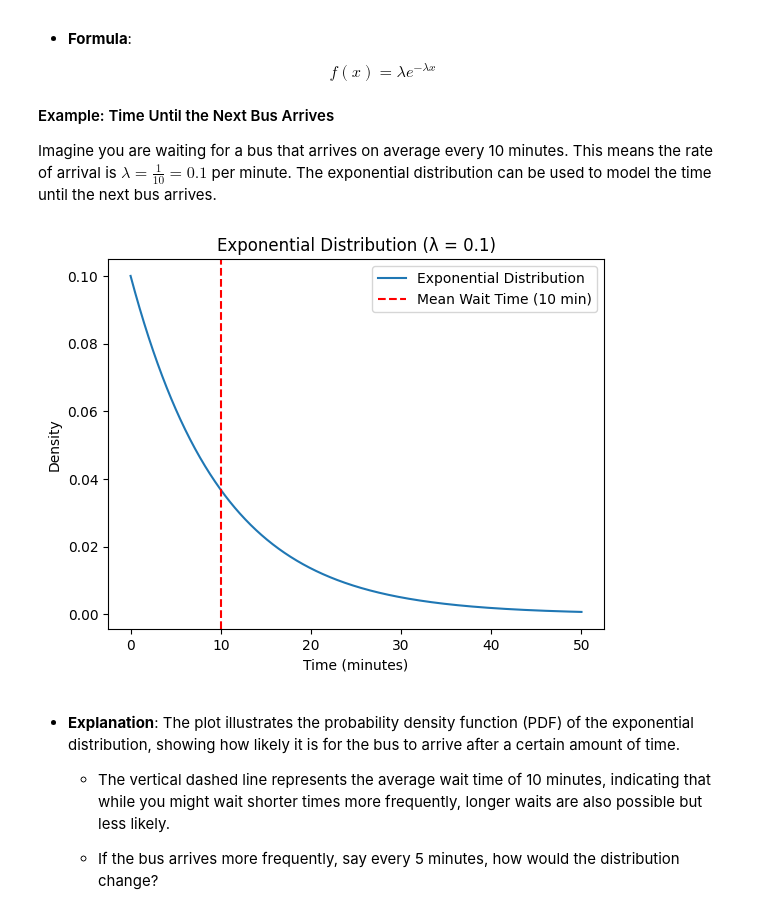
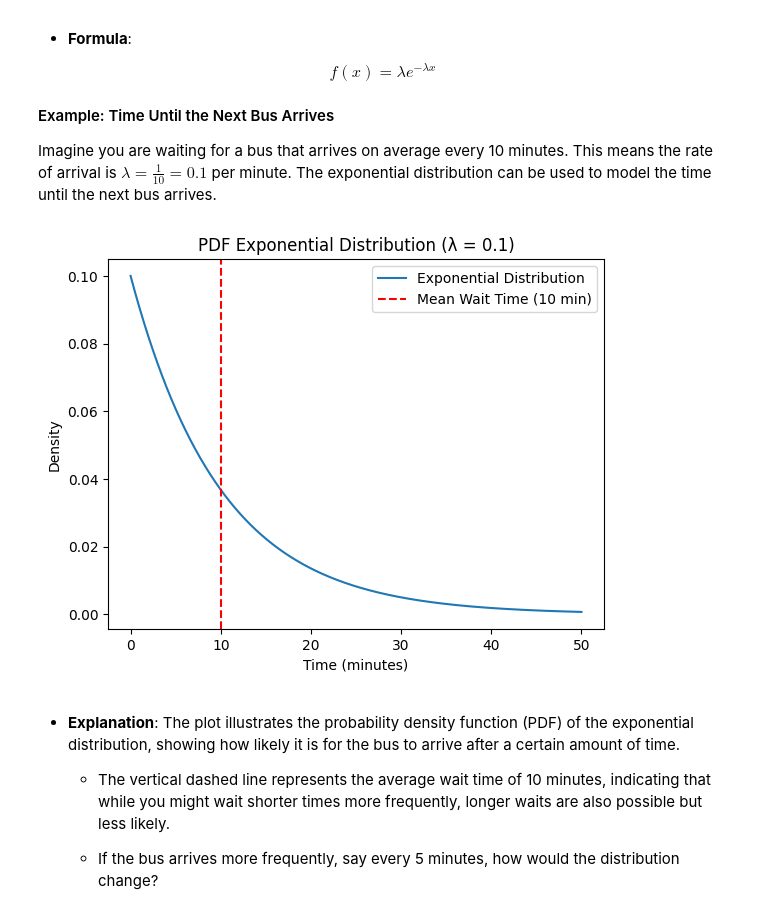
Before and after one commit to themarisolhernandez/ds-review-lessons, a Jupyter notebook: 09-random-variables.ipynb, the cells around one changed output. Cells and saved outputs as stored; diff of their text form; code cells hidden in the pictures.

```diff
--- a/09-random-variables.ipynb
+++ b/09-random-variables.ipynb
@@ -374,22 +374,22 @@ Imagine you are waiting for a bus that arrives on average every 10 minutes. This
 # %%
 from scipy.stats import expon
 
 # Parameters
 mean_wait_time = 10
 lambda_ = 1/mean_wait_time  # Rate of the event (1/mean wait time)
 x = np.linspace(0, 50, 1000)  # Range of time (0 to 50 minutes)
 pdf = expon.pdf(x, scale=1/lambda_)  # Probability Density Function
 
 # Plotting
 plt.plot(x, pdf, label='Exponential Distribution')
-plt.title(f"Exponential Distribution (λ = {round(lambda_, 2)})")
+plt.title(f"PDF Exponential Distribution (λ = {round(lambda_, 2)})")
 plt.xlabel("Time (minutes)")
 plt.ylabel("Density")
 plt.axvline(mean_wait_time, color='red', linestyle='--', label=f'Mean Wait Time ({mean_wait_time} min)')  # Line at mean
 plt.legend()
 plt.show()
 # %% [output]
-[figure, old version]
+[figure, new version]
 # %% [markdown]
 - **Explanation**: The plot illustrates the probability density function (PDF) of the exponential distribution, showing how likely it is for the bus to arrive after a certain amount of time.
 
```
Also changed, not shown: parts of 3 cells of this notebook, 1 other file.
